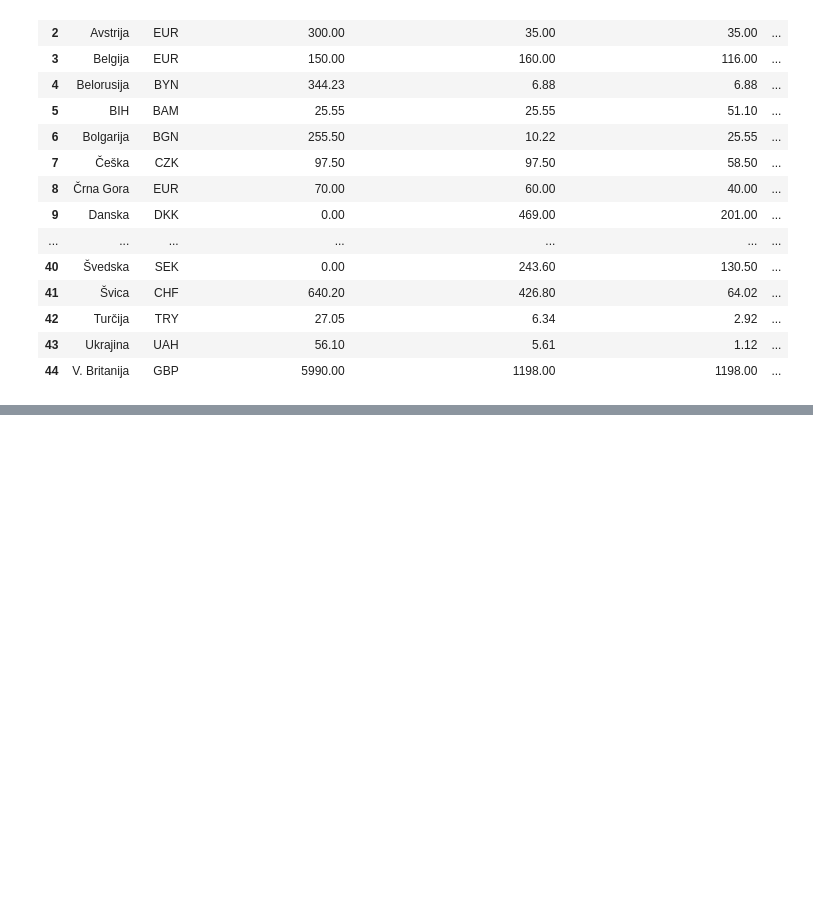
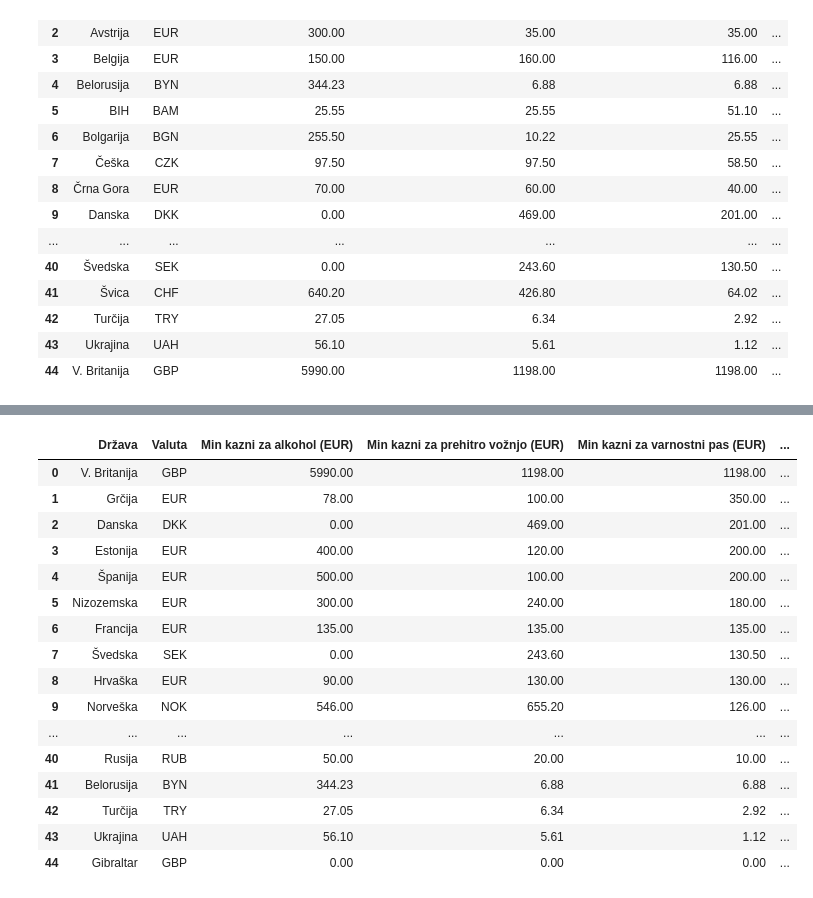
Before and after one commit to PinoPavlin/CeneKazniEvropskihDrzav, a Jupyter notebook: AnalizaPodatkov.ipynb, the cells around one changed output, grey strips where cells are left out. Drawn from its saved outputs; the diff is of its cells as text; code cells hidden in the pictures; blank space fills up the shorter version.

```diff
--- a/AnalizaPodatkov.ipynb
+++ b/AnalizaPodatkov.ipynb
@@ -106,0 +141,21 @@ pretvorjeno_tabela
+# %%
+sortirano_tabela = pd.read_csv("kazni_evropske_drzave_eur_sortirano.csv")
+sortirano_tabela
+# %% [output]
+|  | Država | Valuta | Min kazni za alkohol (EUR) | Min kazni za prehitro vožnjo (EUR) | Min kazni za varnostni pas (EUR) | ... |
+| 0 | V. Britanija | GBP | 5990.00 | 1198.00 | 1198.00 | ... |
+| 1 | Grčija | EUR | 78.00 | 100.00 | 350.00 | ... |
+| 2 | Danska | DKK | 0.00 | 469.00 | 201.00 | ... |
+| 3 | Estonija | EUR | 400.00 | 120.00 | 200.00 | ... |
+| 4 | Španija | EUR | 500.00 | 100.00 | 200.00 | ... |
+| 5 | Nizozemska | EUR | 300.00 | 240.00 | 180.00 | ... |
+| 6 | Francija | EUR | 135.00 | 135.00 | 135.00 | ... |
+| 7 | Švedska | SEK | 0.00 | 243.60 | 130.50 | ... |
+| 8 | Hrvaška | EUR | 90.00 | 130.00 | 130.00 | ... |
+| 9 | Norveška | NOK | 546.00 | 655.20 | 126.00 | ... |
+| ... | ... | ... | ... | ... | ... | ... |
+| 40 | Rusija | RUB | 50.00 | 20.00 | 10.00 | ... |
+| 41 | Belorusija | BYN | 344.23 | 6.88 | 6.88 | ... |
+| 42 | Turčija | TRY | 27.05 | 6.34 | 2.92 | ... |
+| 43 | Ukrajina | UAH | 56.10 | 5.61 | 1.12 | ... |
+| 44 | Gibraltar | GBP | 0.00 | 0.00 | 0.00 | ... |
```
Also changed, not shown: parts of 6 cells of this notebook.
